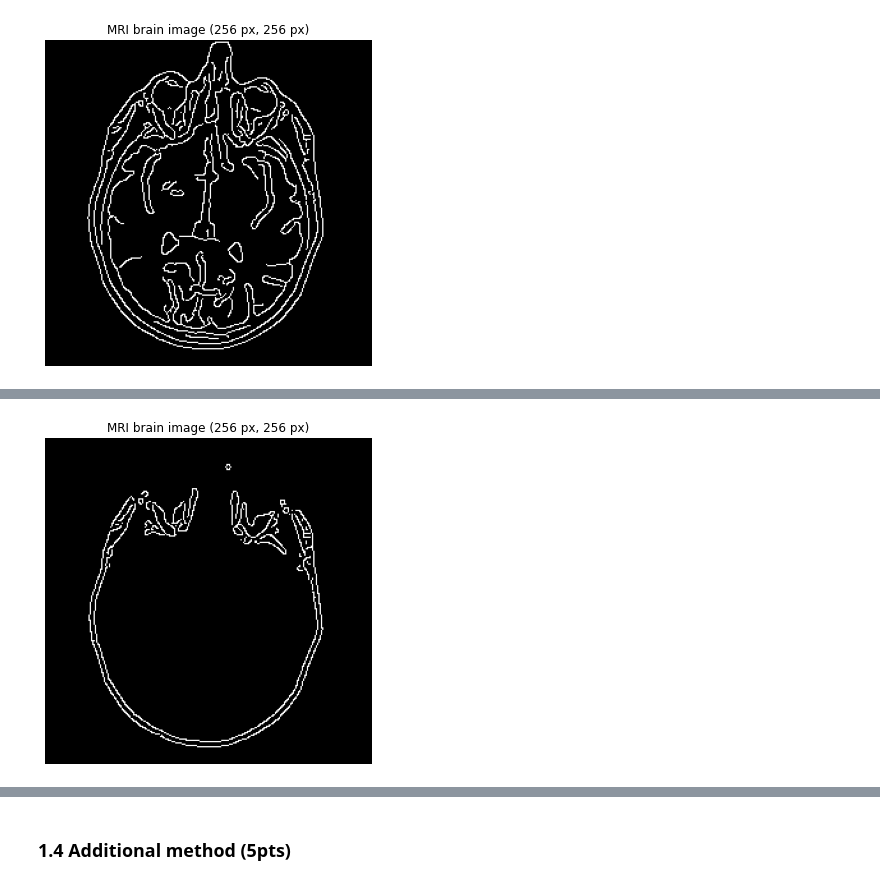
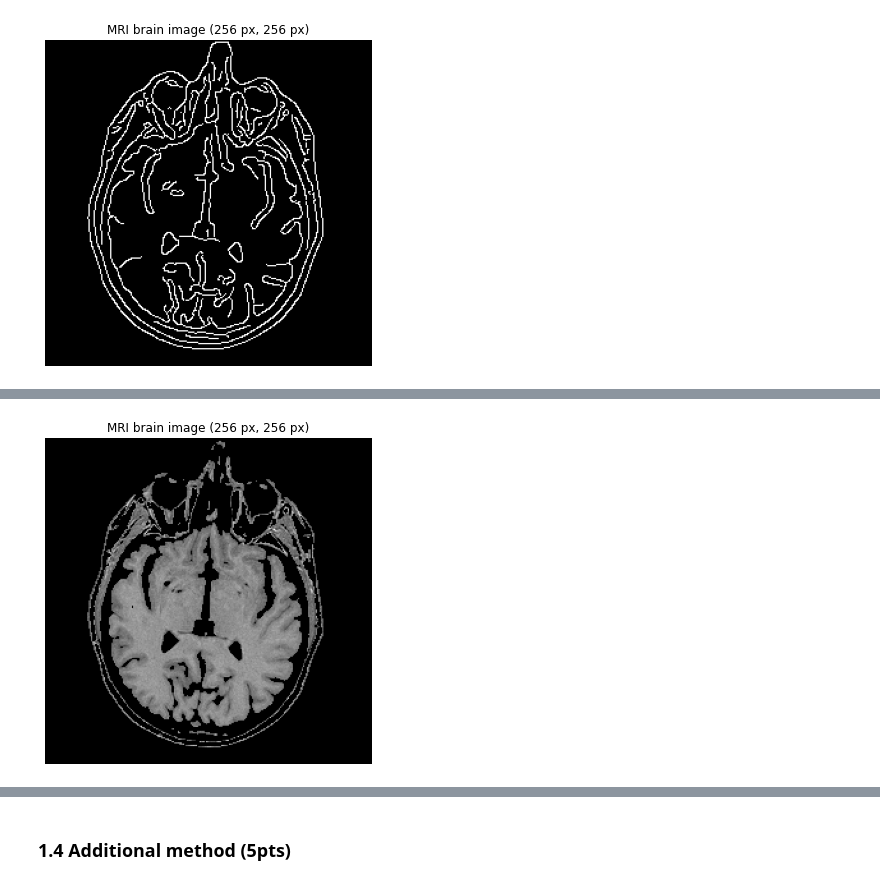
Before and after one commit to benhaj/ImageAnalysisPatternRecognition-labs, a Jupyter notebook: labs/lab_01_segmentation.ipynb, the cells around one changed output, grey strips where cells are left out. Saved outputs shown, nothing was run; the diff lists cells and outputs as text; code cells hidden in the pictures.

```diff
--- a/labs/lab_01_segmentation.ipynb
+++ b/labs/lab_01_segmentation.ipynb
@@ -336,9 +287,10 @@ plt.show()
 # %%
+filtered = filter_function(brain_im,0.9,0.21,0.36)
 # Display best canny filter
 fig, ax = plt.subplots(1, 1, figsize=(6, 6))
-ax.imshow(edges2, cmap='gray')
+ax.imshow(filtered, cmap='gray')
 ax.set_title('MRI brain image ({} px, {} px)'.format(im_h, im_w))
 ax.axis('off')
 plt.show()
 # %% [output]
-[figure, old version]
+[figure, new version]
```
Also changed, not shown: parts of 22 cells of this notebook.
